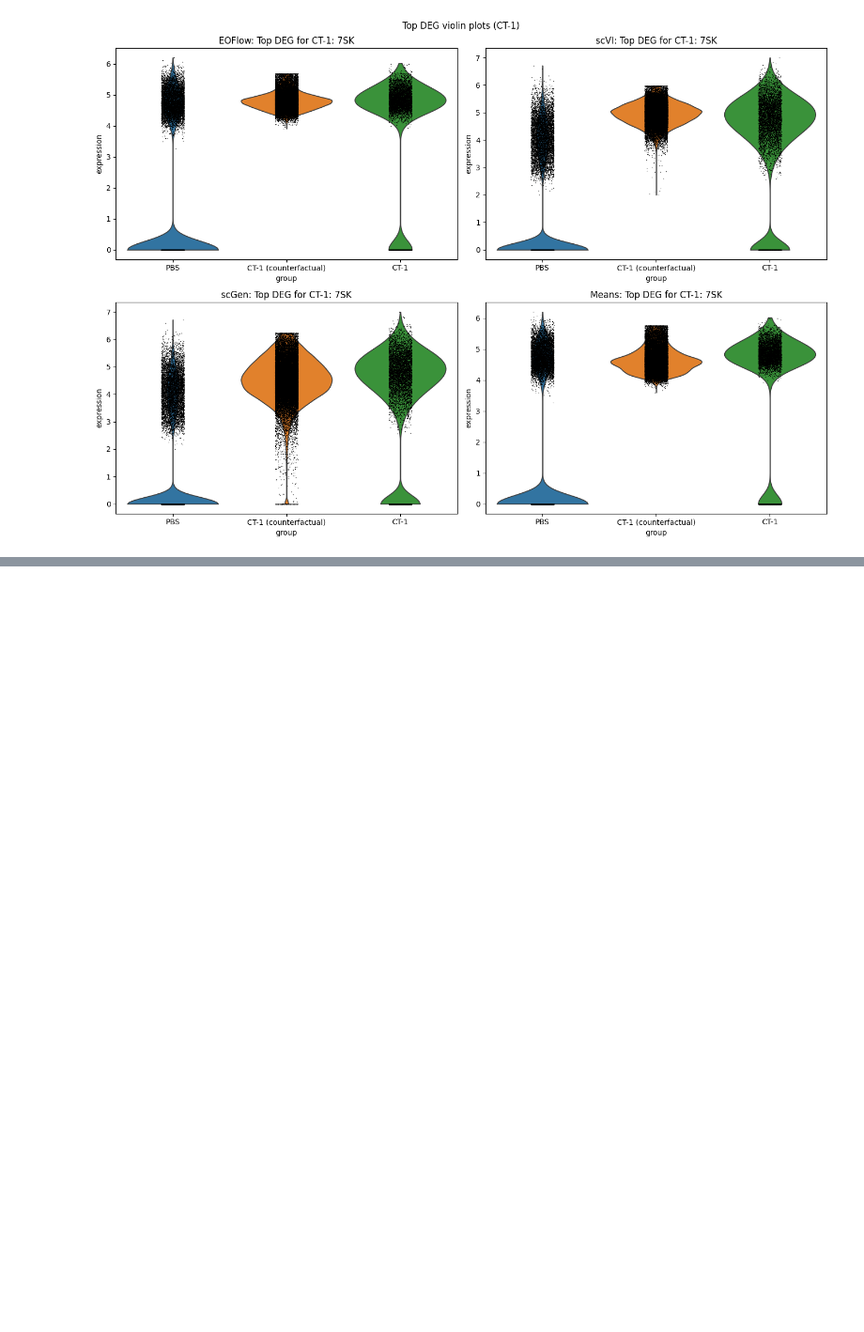
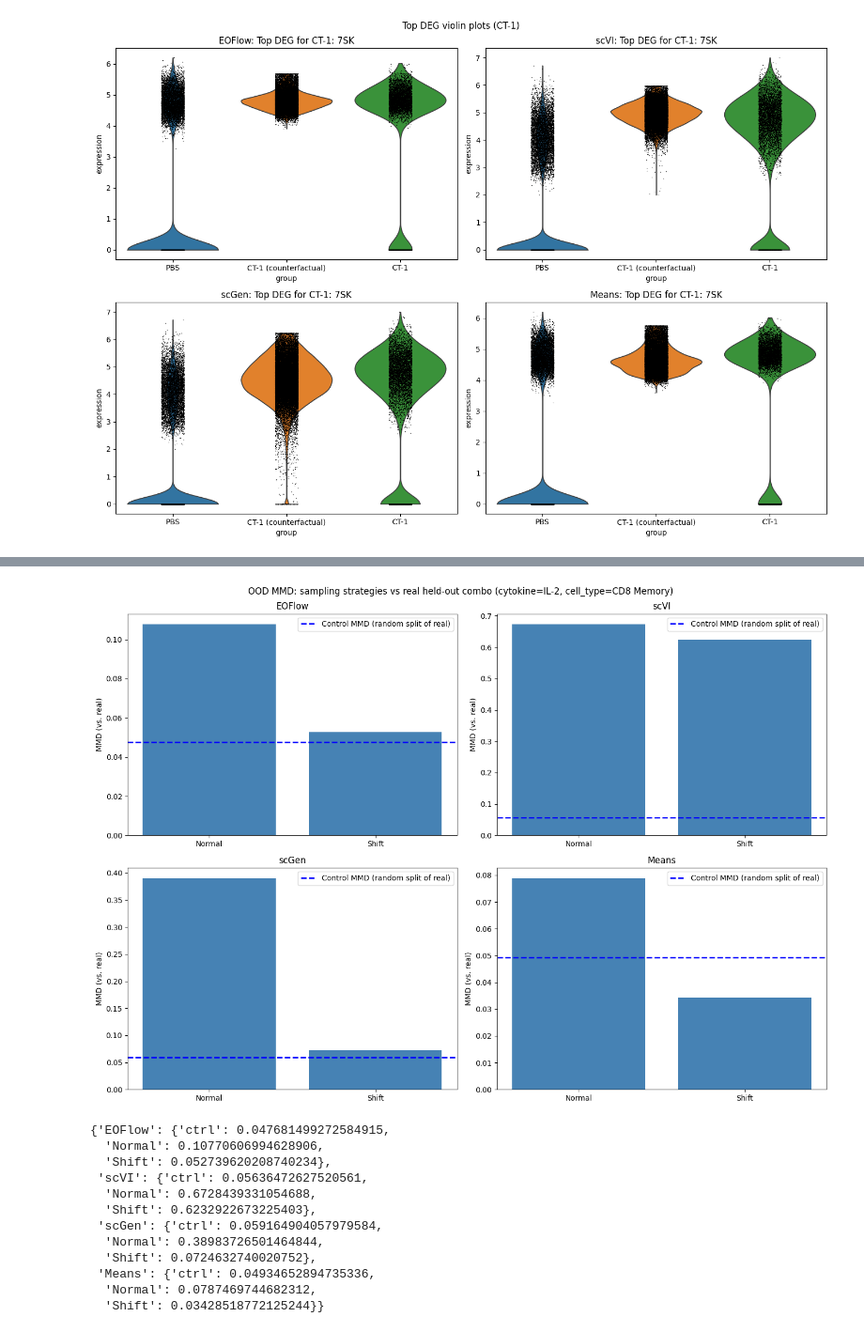
Before and after one commit to jan904/B-EOFlow, a Jupyter notebook: comparison.ipynb, the cells around one changed output, grey strips where cells are left out. Shown at 94% size. Cells and saved outputs as stored; diff of their text form; code cells hidden in the pictures; blank space fills up the shorter version.

Commit message:
:sparkles: OOD Analysis & improved metacells

```diff
--- a/comparison.ipynb
+++ b/comparison.ipynb
@@ -51,3 +79,32 @@ os.makedirs(plot_dir, exist_ok=True)
+# %%
+# All four sections below (2.1-2.4) load the same underlying data - same dataset,
+# top_genes, and cell filtering/donors (and, when USE_METACELLS, group_keys) - just
+# at different log_transform. Load the shared raw-count base once here and let each
+# section take a cheap copy_with_log_transform() of it, instead of separately
+# reloading four times: load_metacells's own on-disk cache already avoids re-running
+# SEACells, but still re-reads that cache file from disk each time; load_data with
+# USE_METACELLS=False has no caching at all and would otherwise reprocess the
+# multi-GB source h5ad from scratch four times.
+metacell_dataset_name = "parse"
+metacell_top_genes = 2000
+metacell_donors = ["Donor1"]
+metacell_group_keys = ["cell_type", "cytokine"]
+
+if USE_METACELLS:
+    base_adata, base_labels_key, base_control_label = load_metacells(
+        metacell_dataset_name,
+        metacell_top_genes,
+        metacell_group_keys,
+        donors=metacell_donors,
+        log_transform=False,
+    )
+else:
+    base_adata, base_labels_key, base_control_label = load_data(
+        metacell_dataset_name,
+        metacell_top_genes,
+        log_transform=False,
+        cell_types=["CD4 Memory"],
+    )
 # %% [markdown]
 ### 2.1 EOFlow
 # %%
@@ -658,0 +1027,29 @@ WARNING: adata.X seems to be already log-transformed.
+# %%
+fig, axes = plt.subplots(2, 2, figsize=(14, 10))
+ood_mmd_results = {}
+for m, ax in zip(ood_models, axes.flat):
+    results, ctrl_mmd = evaluate_leftout_combo_mmd(
+        m["scoped_analyzer"], m["predictions"], key=m["key"], ax=ax
+    )
+    ax.set_title(m["name"])
+    ood_mmd_results[m["name"]] = {"ctrl": ctrl_mmd, **results}
+fig.suptitle("OOD MMD: sampling strategies vs real held-out combo (cytokine=IL-2, cell_type=CD8 Memory)")
+plt.tight_layout()
+plt.savefig(os.path.join(plot_dir, "ood_mmd_comparison.png"), dpi=300)
+plt.show()
+
+ood_mmd_results
+# %% [output]
+[figure, added]
+{'EOFlow': {'ctrl': 0.047681499272584915,
+  'Normal': 0.10770606994628906,
+  'Shift': 0.052739620208740234},
+ 'scVI': {'ctrl': 0.05636472627520561,
+  'Normal': 0.6728439331054688,
+  'Shift': 0.6232922673225403},
+ 'scGen': {'ctrl': 0.059164904057979584,
+  'Normal': 0.38983726501464844,
+  'Shift': 0.0724632740020752},
+ 'Means': {'ctrl': 0.04934652894735336,
+  'Normal': 0.0787469744682312,
+  'Shift': 0.03428518772125244}}
```
Also changed, not shown: parts of 25 cells of this notebook, 12 other files.
